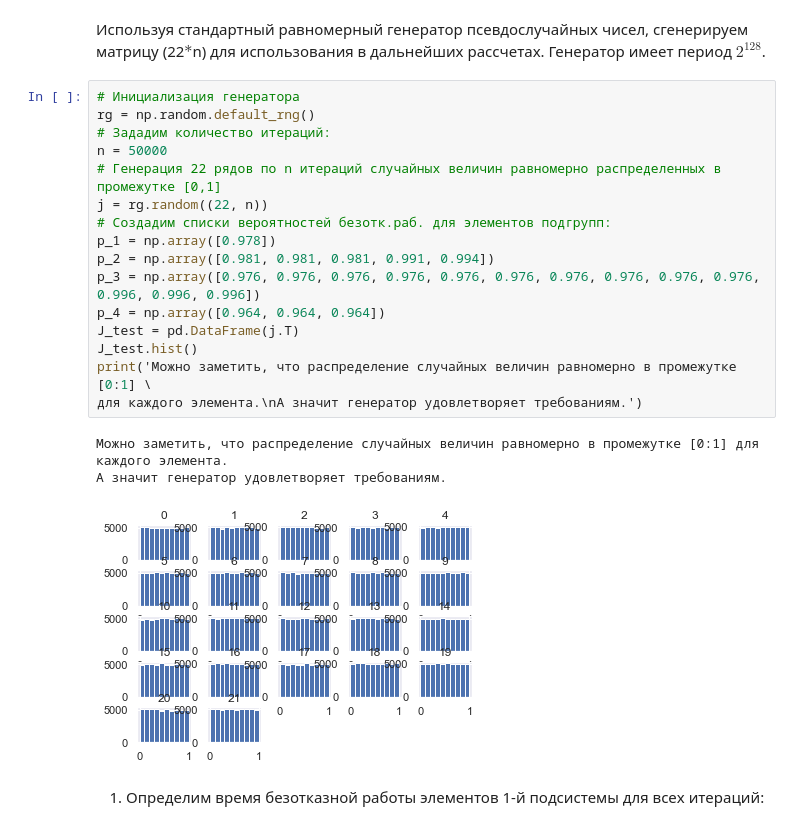
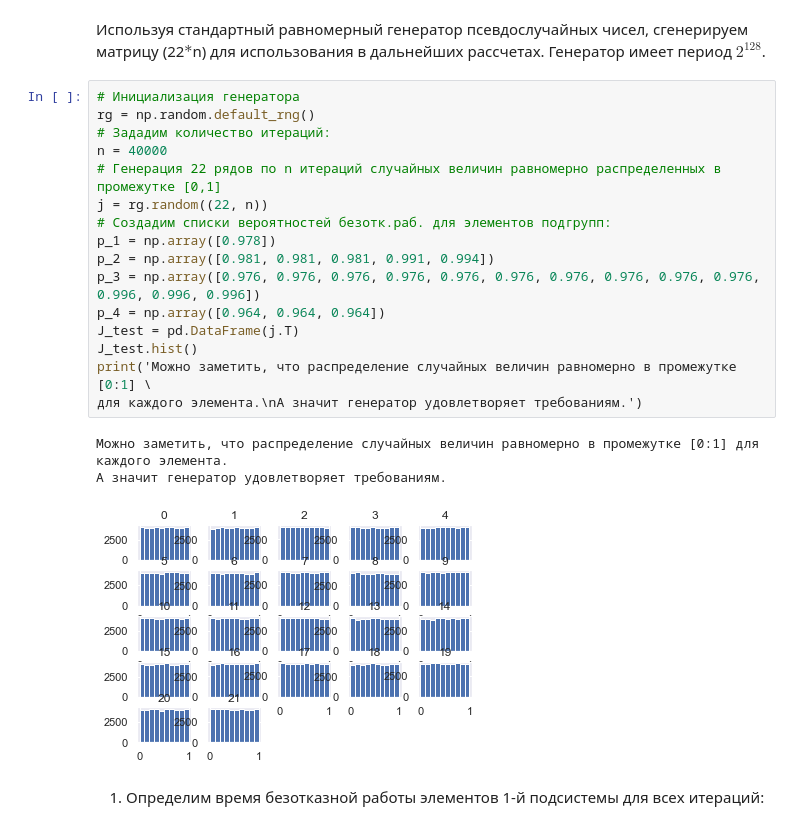
Before and after one commit to Astarrad/Nadezhnost, a Jupyter notebook: Nadejnost_rab_1.ipynb, the cells around one changed output. Saved outputs shown, nothing was run; the diff lists cells and outputs as text.

```diff
--- a/Nadejnost_rab_1.ipynb
+++ b/Nadejnost_rab_1.ipynb
@@ -79,23 +79,23 @@ tau_r = 283860000.0
 # %%
 # Инициализация генератора
 rg = np.random.default_rng()
 # Зададим количество итераций:
-n = 50000
+n = 40000
 # Генерация 22 рядов по n итераций случайных величин равномерно распределенных в промежутке [0,1]
 j = rg.random((22, n))
 # Создадим списки вероятностей безотк.раб. для элементов подгрупп:
 p_1 = np.array([0.978])
 p_2 = np.array([0.981, 0.981, 0.981, 0.991, 0.994])
 p_3 = np.array([0.976, 0.976, 0.976, 0.976, 0.976, 0.976, 0.976, 0.976, 0.976, 0.976, 0.996, 0.996, 0.996])
 p_4 = np.array([0.964, 0.964, 0.964])
 J_test = pd.DataFrame(j.T)
 J_test.hist()
 print('Можно заметить, что распределение случайных величин равномерно в промежутке [0:1] \
 для каждого элемента.\nА значит генератор удовлетворяет требованиям.')
 # %% [output]
 Можно заметить, что распределение случайных величин равномерно в промежутке [0:1] для каждого элемента.
 А значит генератор удовлетворяет требованиям.
-[figure, old version]
+[figure, new version]
 # %% [markdown]
 1. Определим время безотказной работы элементов 1-й подсистемы для всех итераций:
 # %%
```
Also changed, not shown: parts of 17 cells of this notebook.
